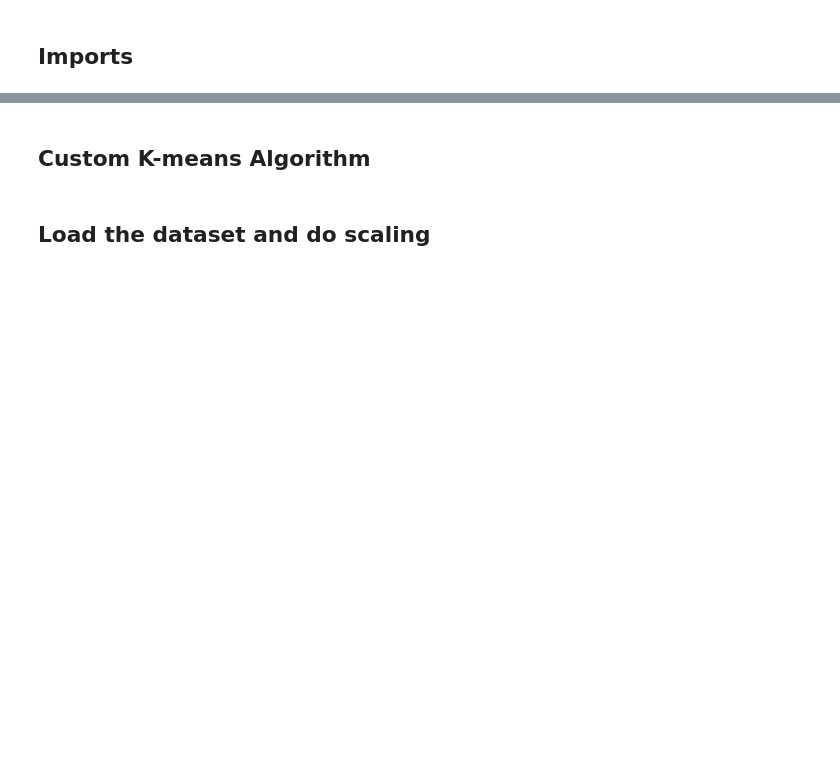
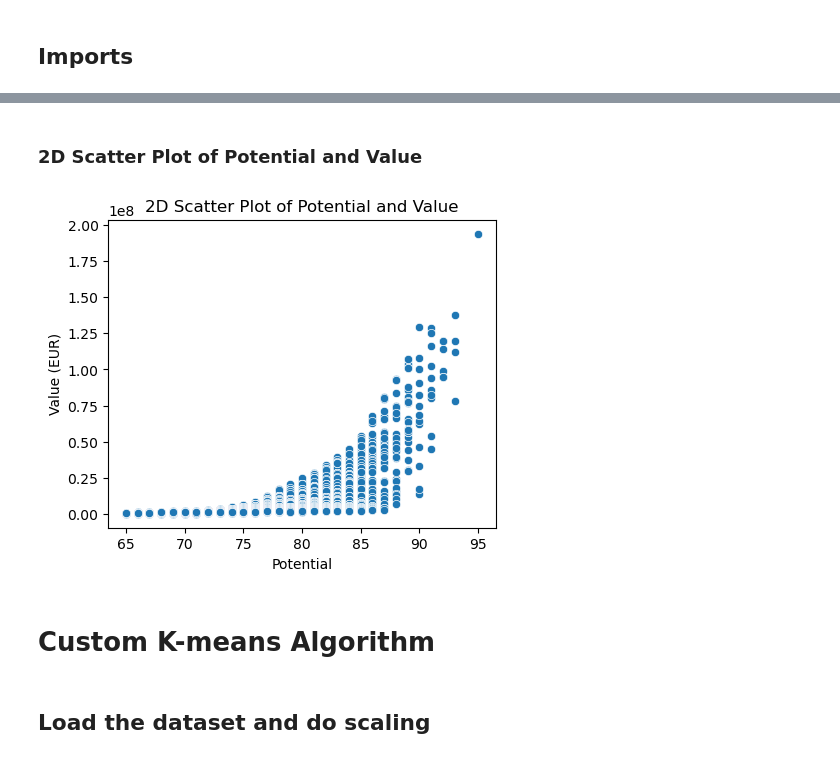
Before and after one commit to DimosPlavos/MachineLearningCustomAlgorithms, a Jupyter notebook: Kmeans.ipynb, the cells around one changed output, grey strips where cells are left out. Cells and saved outputs as stored; diff of their text form; code cells hidden in the pictures; blank space fills up the shorter version.

```diff
--- a/Kmeans.ipynb
+++ b/Kmeans.ipynb
@@ -11,5 +56,16 @@ from sklearn.cluster import KMeans
+# %% [markdown]
+### 2D Scatter Plot of Potential and Value
+# %%
+plt.figure(figsize=(5, 4))
+sns.scatterplot(x='potential', y='value_eur', data=players_22)
+plt.title('2D Scatter Plot of Potential and Value')
+plt.xlabel('Potential')
+plt.ylabel('Value (EUR)')
+plt.show()
+# %% [output]
+[figure, added]
 # %% [markdown]
-## Custom K-means Algorithm
+# Custom K-means Algorithm
 # %%
 class Custom_KMeans:
     def __init__(self, k=5, max_iterations=100):
```
Also changed, not shown: parts of 13 cells of this notebook, 2 other files.
